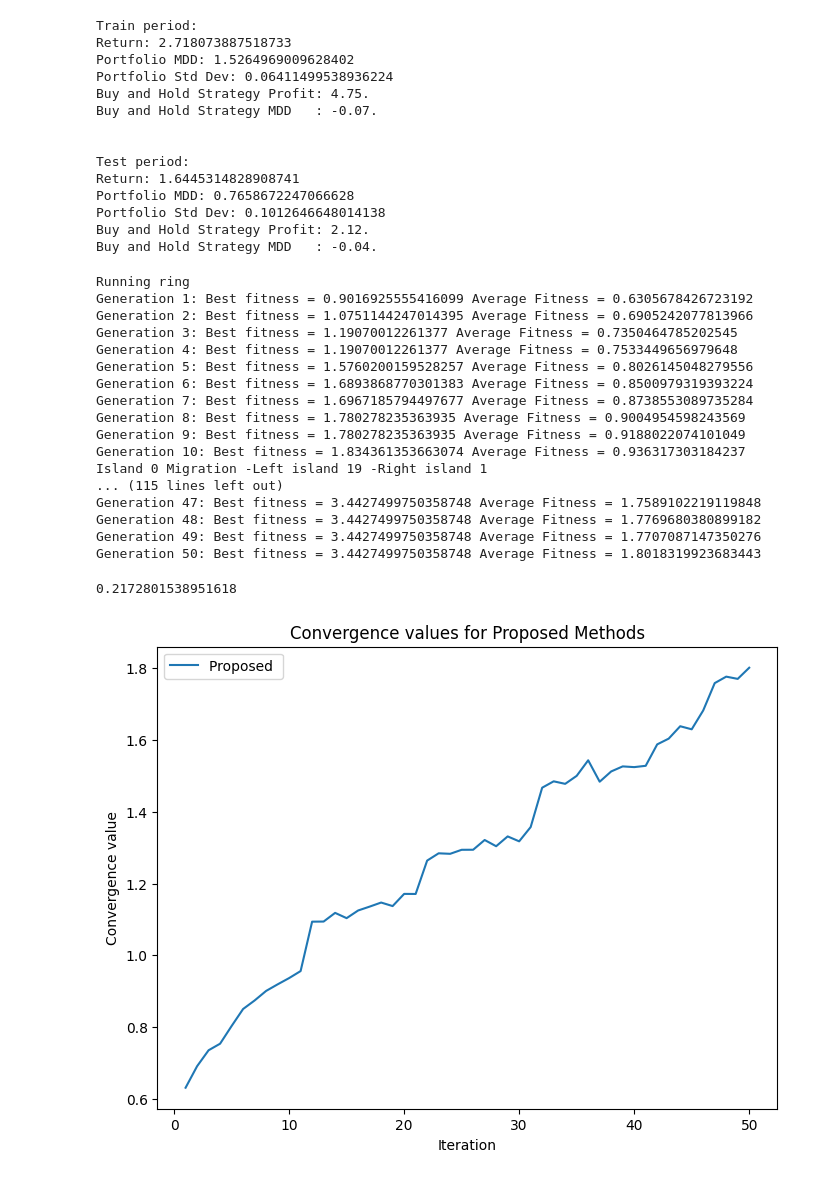
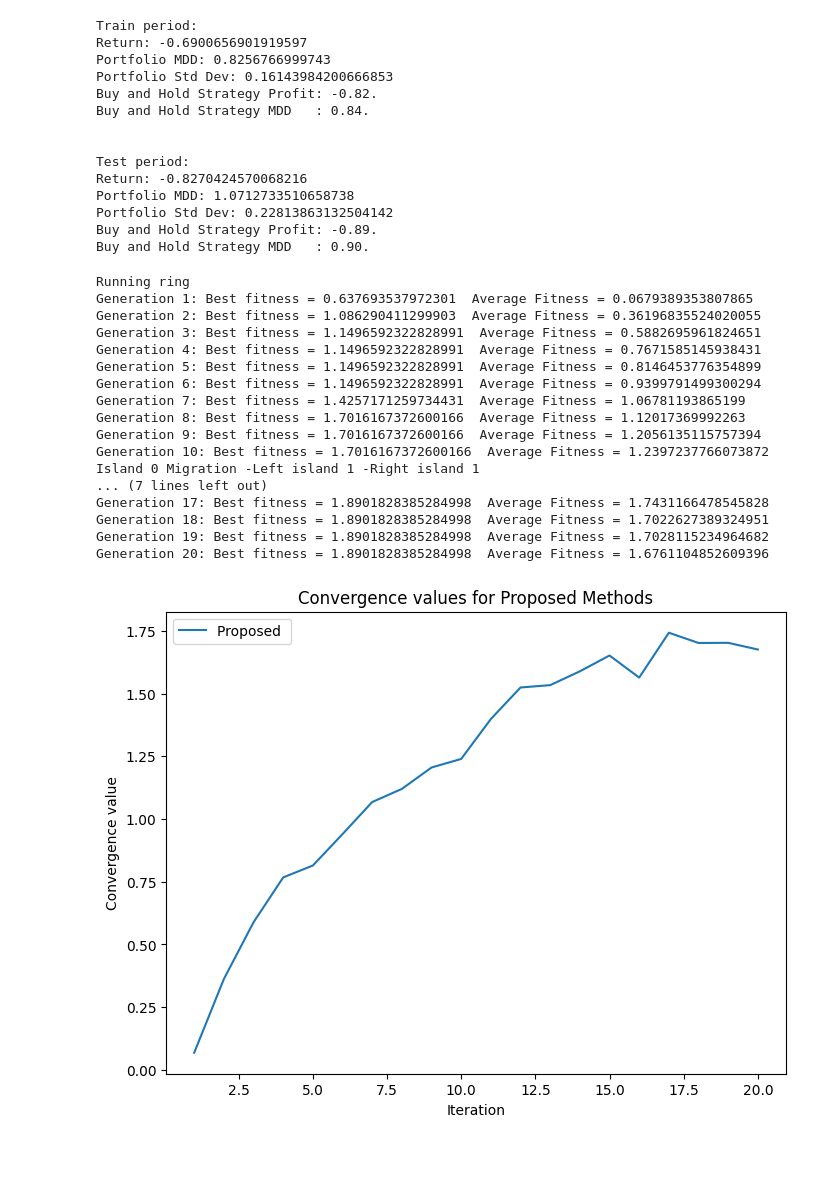
Before and after one commit to Chideme/island_genetic_algrorithm, a Jupyter notebook: island_gga.ipynb, the cells around one changed output. Saved outputs shown, nothing was run; the diff lists cells and outputs as text; code cells hidden in the pictures.

```diff
--- a/island_gga.ipynb
+++ b/island_gga.ipynb
@@ -21,7 +21,7 @@ import datetime
 start_date = datetime.datetime(2010, 1, 1)
 end_date = datetime.datetime(2022, 12, 31)
 period ="train"
-data = Data('AAPL',start_date,end_date,period,2019)
+data = Data('GRPN',start_date,end_date,period,2019)
 data.data_preprocess()
 # %% [output]
 [*********************100%***********************]  1 of 1 completed
@@ -29,10 +28,0 @@ data.data_preprocess()
-# %%
-data.data_period = "train"
-print("Train period:")
-data.comparison_metrics()
-data.buy_and_hold()
-print("\n")
-data.data_period = "test"
-print("Test period:")
-data.comparison_metrics()
-data.buy_and_hold()
@@ -63,56 +38,52 @@ data.comparison_metrics()
 data.buy_and_hold()
 # %% [output]
 Train period:
-Return: 2.718073887518733
-Portfolio MDD: 1.5264969009628402
-Portfolio Std Dev: 0.06411499538936224
-Buy and Hold Strategy Profit: 4.75.
-Buy and Hold Strategy MDD   : -0.07.
+Return: -0.6900656901919597
+Portfolio MDD: 0.8256766999743
+Portfolio Std Dev: 0.16143984200666853
+Buy and Hold Strategy Profit: -0.82.
+Buy and Hold Strategy MDD   : 0.84.
 
 
 Test period:
-Return: 1.6445314828908741
-Portfolio MDD: 0.7658672247066628
-Portfolio Std Dev: 0.1012646648014138
-Buy and Hold Strategy Profit: 2.12.
-Buy and Hold Strategy MDD   : -0.04.
+Return: -0.8270424570068216
+Portfolio MDD: 1.0712733510658738
+Portfolio Std Dev: 0.22813863132504142
+Buy and Hold Strategy Profit: -0.89.
+Buy and Hold Strategy MDD   : 0.90.
 # %%
-ga = IslandGGA(data=data.train_data,num_islands=10,pSize=150,strategies=data.top_strategy_names,evolve_strategy="ring")
+ga = IslandGGA(data=data.train_data,num_iter=20,num_islands=2,pSize=50,strategies=data.top_strategy_names,evolve_strategy="ring")
 ga.evolve()
 # %% [output]
 Running ring
-Generation 1: Best fitness = 0.9016925555416099 Average Fitness = 0.6305678426723192
-Generation 2: Best fitness = 1.0751144247014395 Average Fitness = 0.6905242077813966
-Generation 3: Best fitness = 1.19070012261377 Average Fitness = 0.7350464785202545
-Generation 4: Best fitness = 1.19070012261377 Average Fitness = 0.7533449656979648
-Generation 5: Best fitness = 1.5760200159528257 Average Fitness = 0.8026145048279556
-Generation 6: Best fitness = 1.6893868770301383 Average Fitness = 0.8500979319393224
-Generation 7: Best fitness = 1.6967185794497677 Average Fitness = 0.8738553089735284
-Generation 8: Best fitness = 1.780278235363935 Average Fitness = 0.9004954598243569
-Generation 9: Best fitness = 1.780278235363935 Average Fitness = 0.9188022074101049
-Generation 10: Best fitness = 1.834361353663074 Average Fitness = 0.936317303184237
-Island 0 Migration -Left island 19 -Right island 1
-... (115 lines left out)
-Generation 47: Best fitness = 3.4427499750358748 Average Fitness = 1.7589102219119848
-Generation 48: Best fitness = 3.4427499750358748 Average Fitness = 1.7769680380899182
-Generation 49: Best fitness = 3.4427499750358748 Average Fitness = 1.7707087147350276
-Generation 50: Best fitness = 3.4427499750358748 Average Fitness = 1.8018319923683443
+Generation 1: Best fitness = 0.637693537972301  Average Fitness = 0.0679389353807865
+Generation 2: Best fitness = 1.086290411299903  Average Fitness = 0.36196835524020055
+Generation 3: Best fitness = 1.1496592322828991  Average Fitness = 0.5882695961824651
+Generation 4: Best fitness = 1.1496592322828991  Average Fitness = 0.7671585145938431
+Generation 5: Best fitness = 1.1496592322828991  Average Fitness = 0.8146453776354899
+Generation 6: Best fitness = 1.1496592322828991  Average Fitness = 0.9399791499300294
+Generation 7: Best fitness = 1.4257171259734431  Average Fitness = 1.06781193865199
+Generation 8: Best fitness = 1.7016167372600166  Average Fitness = 1.12017369992263
+Generation 9: Best fitness = 1.7016167372600166  Average Fitness = 1.2056135115757394
+Generation 10: Best fitness = 1.7016167372600166  Average Fitness = 1.2397237766073872
+Island 0 Migration -Left island 1 -Right island 1
+... (7 lines left out)
+Generation 17: Best fitness = 1.8901828385284998  Average Fitness = 1.7431166478545828
+Generation 18: Best fitness = 1.8901828385284998  Average Fitness = 1.7022627389324951
+Generation 19: Best fitness = 1.8901828385284998  Average Fitness = 1.7028115234964682
+Generation 20: Best fitness = 1.8901828385284998  Average Fitness = 1.6761104852609396
-# %%
-ga.globalBest.mdd
-# %% [output]
-0.2172801538951618
 # %%
 # Plot the convergence values for each evolutionary strategy
 plt.figure(figsize=(8, 6))
 
-plt.plot(np.arange(1, 51), ga.convergence_values, label='Proposed ')
+plt.plot(np.arange(1, 21), ga.convergence_values, label='Proposed ')
 plt.xlabel('Iteration')
 plt.ylabel('Convergence value')
 plt.title('Convergence values for Proposed Methods')
 plt.legend()
 plt.show()
 # %% [output]
-[figure, old version]
+[figure, new version]
 # %%
 
 
```
Also changed, not shown: parts of 2 cells of this notebook, 3 other files.
